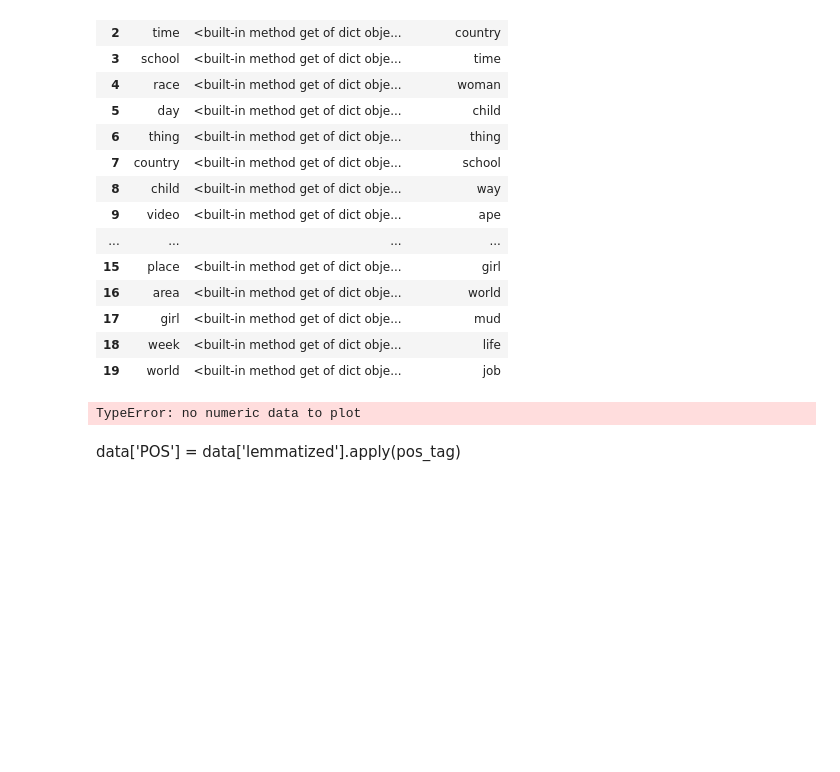
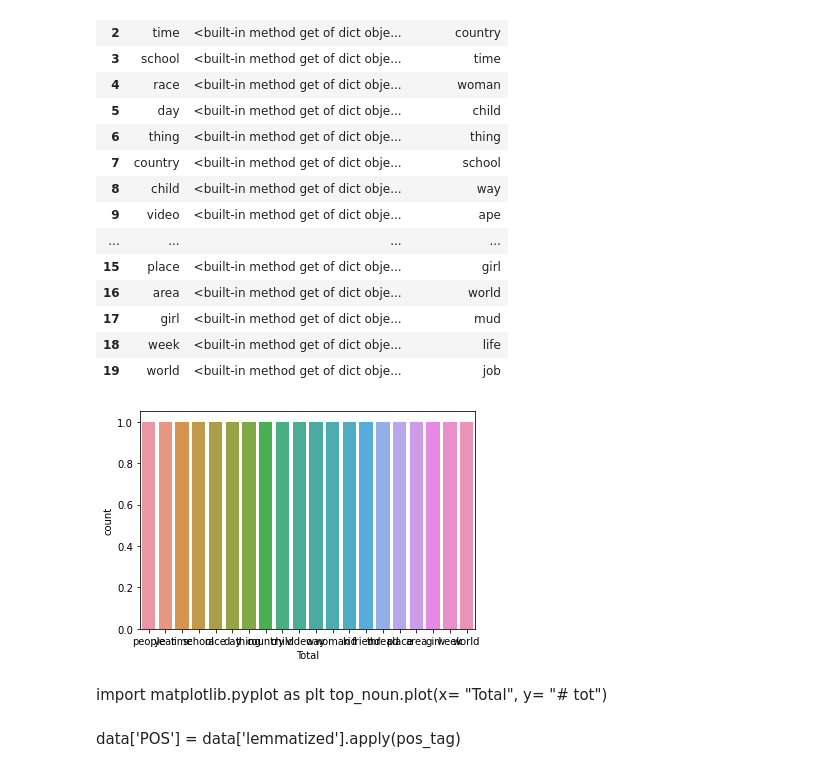
Before and after one commit to martinaviggiano/textsent_project, a Jupyter notebook: COME LO CHIAMO.ipynb, the cells around one changed output. Saved outputs shown, nothing was run; the diff lists cells and outputs as text; code cells hidden in the pictures; blank space fills up the shorter version.

```diff
--- a/COME LO CHIAMO.ipynb
+++ b/COME LO CHIAMO.ipynb
@@ -498,11 +497,15 @@ top_noun
 | 17 | girl | <built-in method get of dict obje... | mud |
 | 18 | week | <built-in method get of dict obje... | life |
 | 19 | world | <built-in method get of dict obje... | job |
-# %%
-import matplotlib.pyplot as plt
-top_noun.plot(x= "Total", y= "# tot")
-# %% [output]
-TypeError: no numeric data to plot
+# %%
+import seaborn as sns
+sns.countplot(top_noun['Total'], label="Count")
+plt.show()
+# %% [output]
+[figure, added]
+# %% [markdown]
+import matplotlib.pyplot as plt
+top_noun.plot(x= "Total", y= "# tot")
 # %% [markdown]
 data['POS'] = data['lemmatized'].apply(pos_tag)
 # %% [markdown]
```
Also changed, not shown: parts of 30 cells of this notebook.
